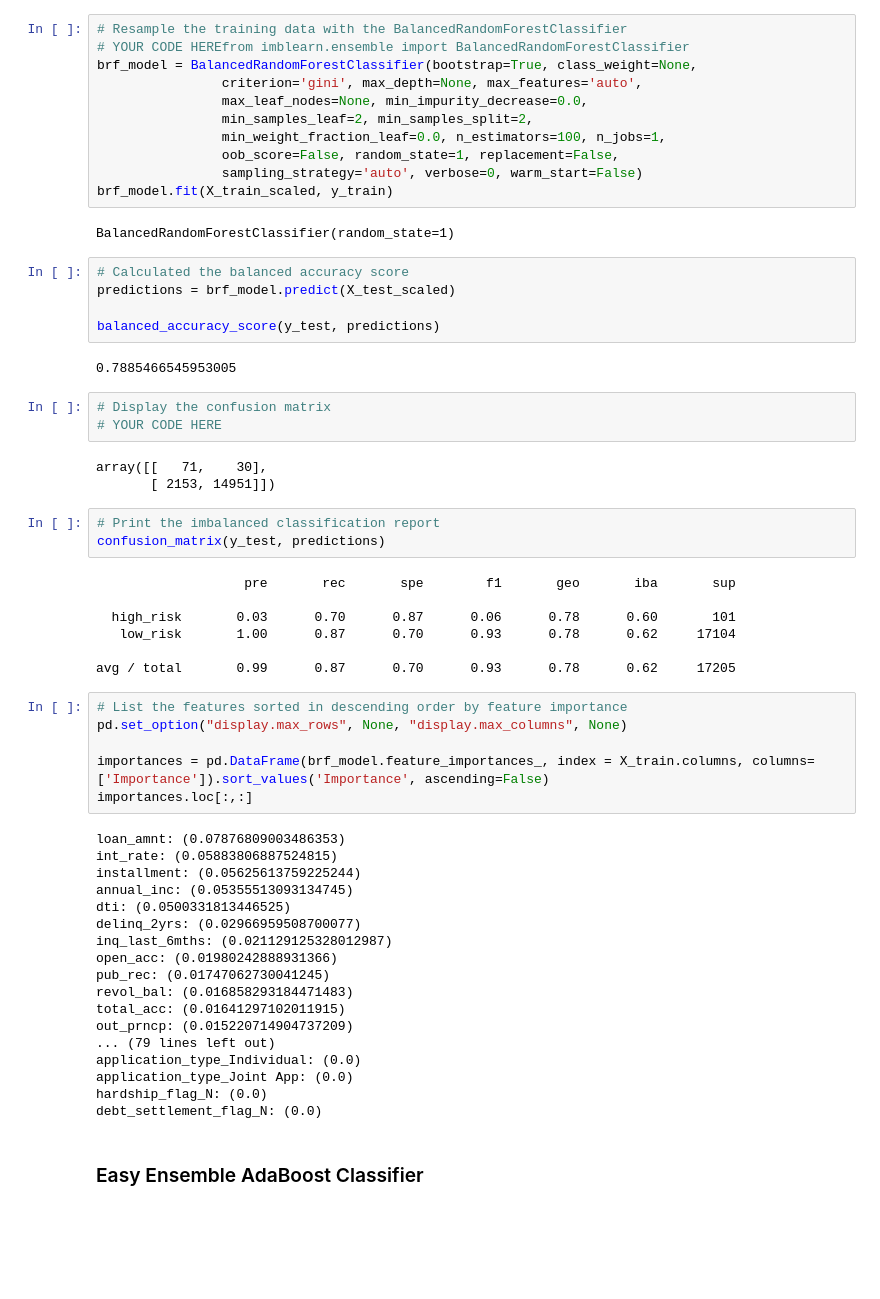
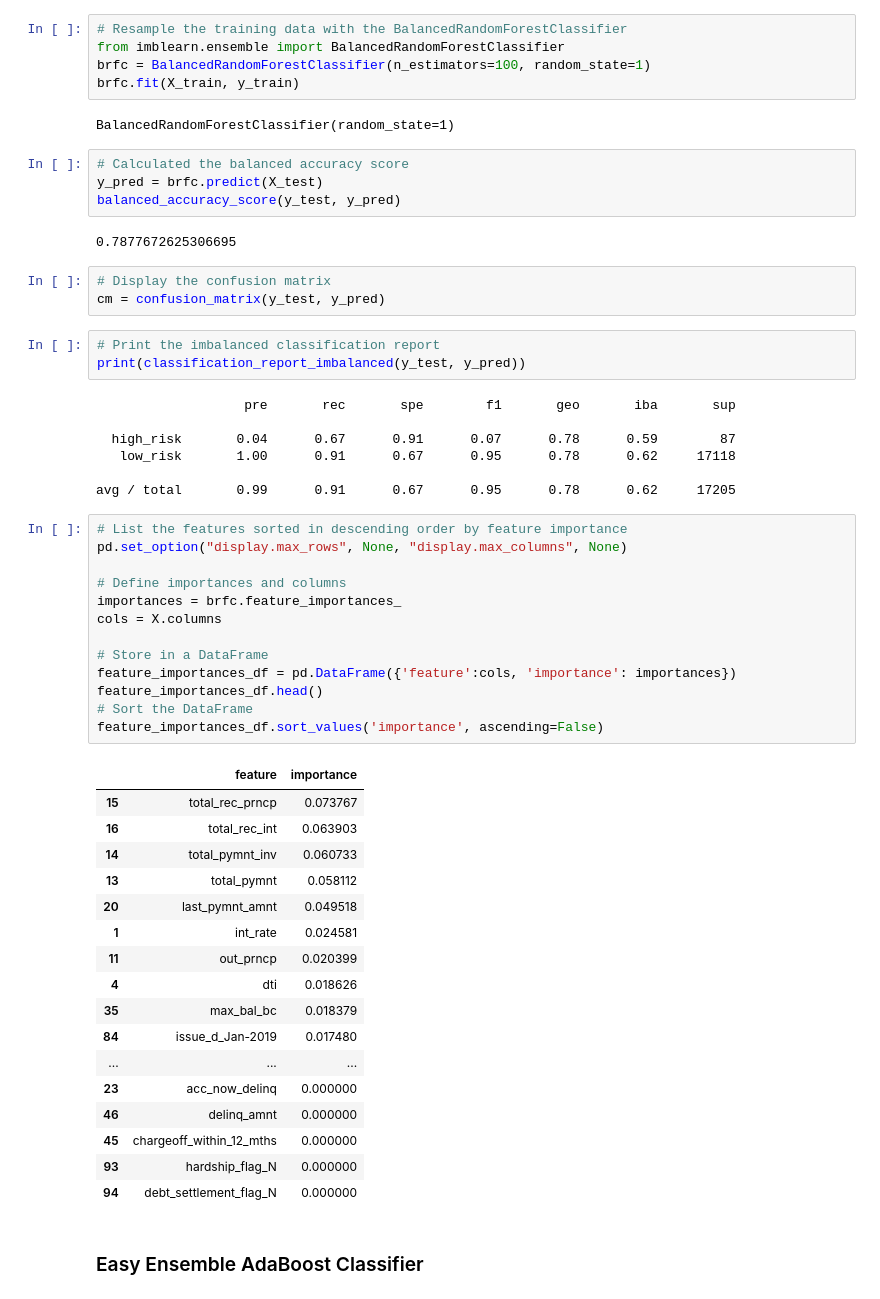
Before and after one commit to mula829/Credit_Risk_Analysis, a Jupyter notebook: credit_risk_ensemble.ipynb, the cells around one changed output. Cells and saved outputs as stored; diff of their text form; blank space fills up the shorter version.

```diff
--- a/credit_risk_ensemble.ipynb
+++ b/credit_risk_ensemble.ipynb
@@ -127,64 +148,61 @@ Note: Use a random state of 1 for each algorithm to ensure consistency between t
 ### Balanced Random Forest Classifier
 # %%
 # Resample the training data with the BalancedRandomForestClassifier
-# YOUR CODE HEREfrom imblearn.ensemble import BalancedRandomForestClassifier
-brf_model = BalancedRandomForestClassifier(bootstrap=True, class_weight=None,
-                criterion='gini', max_depth=None, max_features='auto',
-                max_leaf_nodes=None, min_impurity_decrease=0.0,
-                min_samples_leaf=2, min_samples_split=2,
-                min_weight_fraction_leaf=0.0, n_estimators=100, n_jobs=1,
-                oob_score=False, random_state=1, replacement=False,
-                sampling_strategy='auto', verbose=0, warm_start=False)
-brf_model.fit(X_train_scaled, y_train)
+from imblearn.ensemble import BalancedRandomForestClassifier
+brfc = BalancedRandomForestClassifier(n_estimators=100, random_state=1)
+brfc.fit(X_train, y_train)
 # %% [output]
 BalancedRandomForestClassifier(random_state=1)
 # %%
 # Calculated the balanced accuracy score
-predictions = brf_model.predict(X_test_scaled)
-
-balanced_accuracy_score(y_test, predictions)
+y_pred = brfc.predict(X_test)
+balanced_accuracy_score(y_test, y_pred)
 # %% [output]
-0.7885466545953005
+0.7877672625306695
 # %%
 # Display the confusion matrix
-# YOUR CODE HERE
+cm = confusion_matrix(y_test, y_pred)
-# %% [output]
-array([[   71,    30],
-       [ 2153, 14951]])
 # %%
 # Print the imbalanced classification report
-confusion_matrix(y_test, predictions)
+print(classification_report_imbalanced(y_test, y_pred))
 # %% [output]
                    pre       rec       spe        f1       geo       iba       sup
 
-  high_risk       0.03      0.70      0.87      0.06      0.78      0.60       101
-   low_risk       1.00      0.87      0.70      0.93      0.78      0.62     17104
+  high_risk       0.04      0.67      0.91      0.07      0.78      0.59        87
+   low_risk       1.00      0.91      0.67      0.95      0.78      0.62     17118
 
-avg / total       0.99      0.87      0.70      0.93      0.78      0.62     17205
+avg / total       0.99      0.91      0.67      0.95      0.78      0.62     17205
 # %%
 # List the features sorted in descending order by feature importance
 pd.set_option("display.max_rows", None, "display.max_columns", None)
 
-importances = pd.DataFrame(brf_model.feature_importances_, index = X_train.columns, columns=['Importance']).sort_values('Importance', ascending=False)
-importances.loc[:,:]
+# Define importances and columns
+importances = brfc.feature_importances_
+cols = X.columns
+
+# Store in a DataFrame
+feature_importances_df = pd.DataFrame({'feature':cols, 'importance': importances})
+feature_importances_df.head()
+# Sort the DataFrame
+feature_importances_df.sort_values('importance', ascending=False)
 # %% [output]
-loan_amnt: (0.07876809003486353)
-int_rate: (0.05883806887524815)
-installment: (0.05625613759225244)
-annual_inc: (0.05355513093134745)
-dti: (0.0500331813446525)
-delinq_2yrs: (0.02966959508700077)
-inq_last_6mths: (0.021129125328012987)
-open_acc: (0.01980242888931366)
-pub_rec: (0.01747062730041245)
-revol_bal: (0.016858293184471483)
-total_acc: (0.01641297102011915)
-out_prncp: (0.015220714904737209)
-... (79 lines left out)
-application_type_Individual: (0.0)
-application_type_Joint App: (0.0)
-hardship_flag_N: (0.0)
-debt_settlement_flag_N: (0.0)
+|  | feature | importance |
+| 15 | total_rec_prncp | 0.073767 |
+| 16 | total_rec_int | 0.063903 |
+| 14 | total_pymnt_inv | 0.060733 |
+| 13 | total_pymnt | 0.058112 |
+| 20 | last_pymnt_amnt | 0.049518 |
+| 1 | int_rate | 0.024581 |
+| 11 | out_prncp | 0.020399 |
+| 4 | dti | 0.018626 |
+| 35 | max_bal_bc | 0.018379 |
+| 84 | issue_d_Jan-2019 | 0.017480 |
+| ... | ... | ... |
+| 23 | acc_now_delinq | 0.000000 |
+| 46 | delinq_amnt | 0.000000 |
+| 45 | chargeoff_within_12_mths | 0.000000 |
+| 93 | hardship_flag_N | 0.000000 |
+| 94 | debt_settlement_flag_N | 0.000000 |
 # %% [markdown]
 ### Easy Ensemble AdaBoost Classifier
 # %%
```
Also changed, not shown: parts of 8 cells of this notebook, 1 other file.
